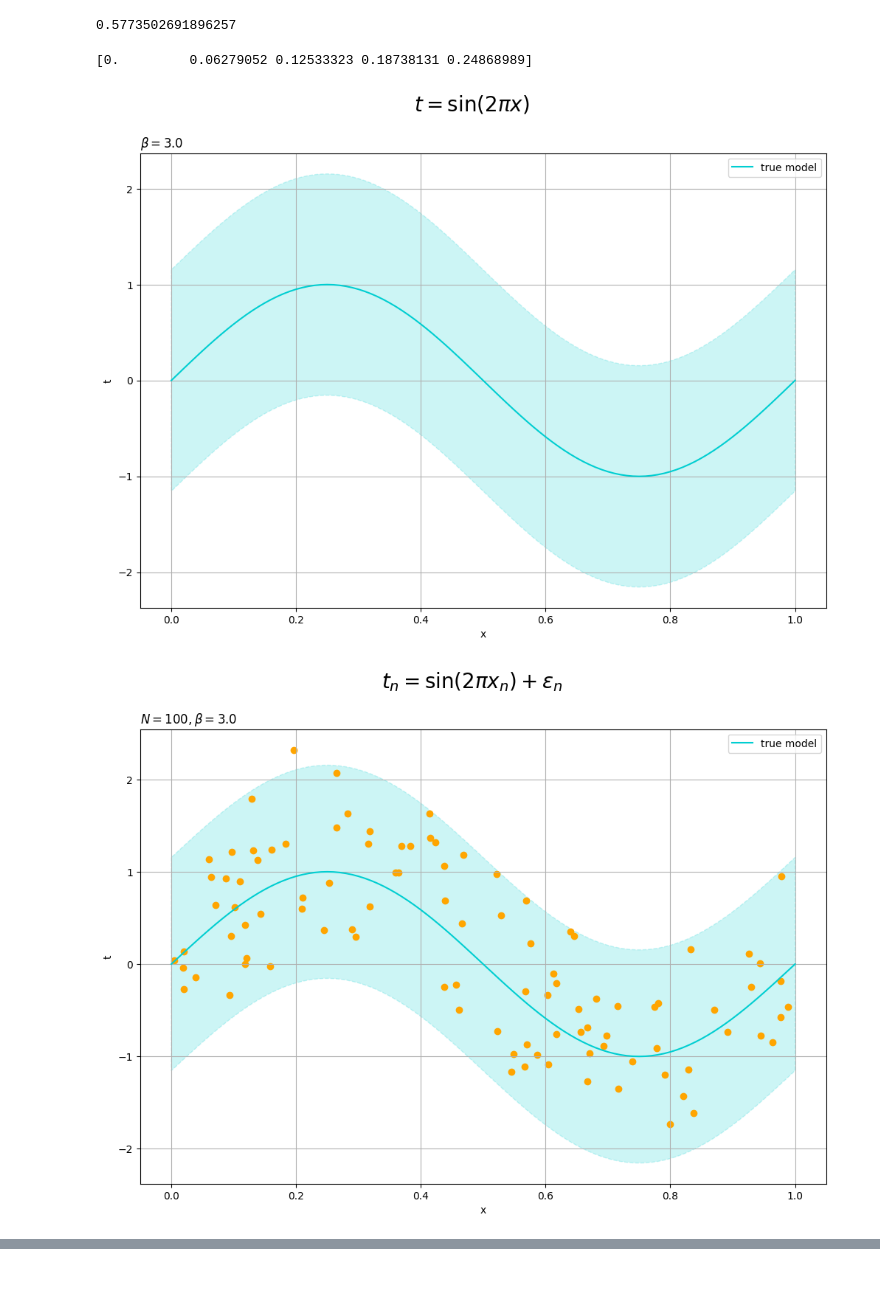
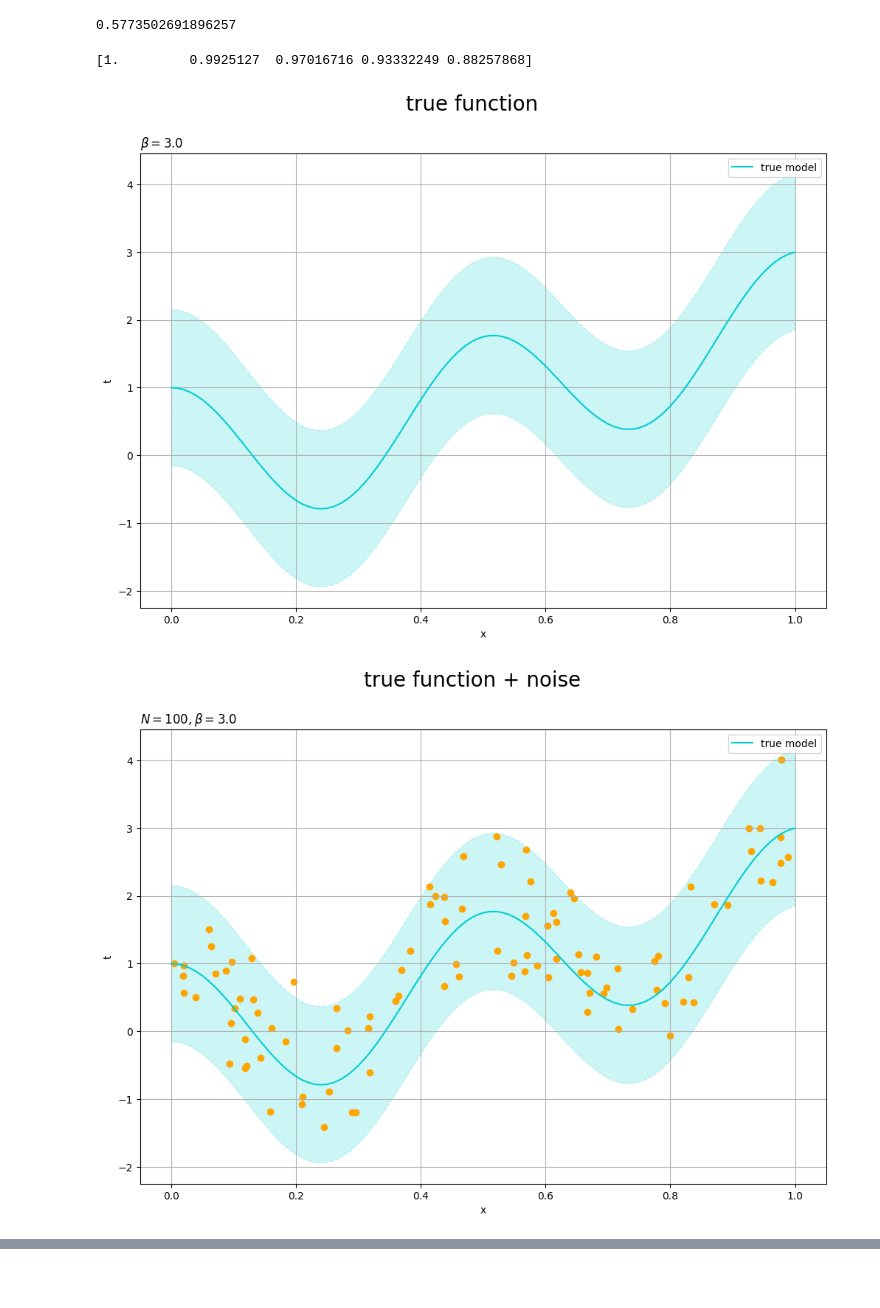
Before and after one commit to arata234/PRML, a Jupyter notebook: cp3_linear_regression_model.ipynb, the cells around one changed output, grey strips where cells are left out. Cells and saved outputs as stored; diff of their text form; code cells hidden in the pictures.

```diff
--- a/cp3_linear_regression_model.ipynb
+++ b/cp3_linear_regression_model.ipynb
@@ -100,7 +99,7 @@ from sklearn.linear_model import LinearRegression
 # %%
 # 真の関数
 def true_function(x):
-    return np.sin(2 * np.pi * x)
+    return 2 * np.cos(2 * np.pi * x) ** 2 - 1 + 4 * x ** 2 - 2 * x ** 3
 # %%
 # データ生成
 np.random.seed(0)
@@ -115,7 +114,7 @@ print(sigma_true)
 y_true_vals = true_function(x_vals)
 print(y_true_vals[:5])
 # %% [output]
-[0.         0.06279052 0.12533323 0.18738131 0.24868989]
+[1.         0.9925127  0.97016716 0.93332249 0.88257868]
 # %%
 plt.figure(figsize=(12, 8))
 plt.plot(x_vals, y_true_vals, color='darkturquoise', label='true model') # 真のモデル
@@ -123,13 +122,13 @@ plt.fill_between(x=x_vals, y1=y_true_vals-2.0*sigma_true, y2=y_true_vals+2.0*sig
                  color='darkturquoise', alpha=0.2, linestyle='--') # 真のノイズ範囲
 plt.xlabel('x')
 plt.ylabel('t')
-plt.suptitle('$t = \\sin(2 \pi x)$', fontsize=20)
+plt.suptitle('true function', fontsize=20)
 plt.title('$\\beta=' + str(beta_true) + '$', loc='left')
 plt.grid()
 plt.legend()
 plt.show()
 # %% [output]
-[figure, old version]
+[figure, new version]
 # %%
 # データ数を指定
 N = 100
@@ -140,19 +139,19 @@ t_n = true_function(x_n) + np.random.normal(loc=0.0, scale=sigma_true, size=N)
 # %%
 # 観測データの散布図を作成
 plt.figure(figsize=(12, 8))
 plt.plot(x_vals, y_true_vals, color='darkturquoise', label='true model') # 真のモデル
 plt.fill_between(x=x_vals, y1=y_true_vals-2.0*sigma_true, y2=y_true_vals+2.0*sigma_true,
                  color='darkturquoise', alpha=0.2, linestyle='--') # 真のノイズ範囲
 plt.scatter(x_n, t_n, color='orange') # 観測データ
 plt.xlabel('x')
 plt.ylabel('t')
-plt.suptitle('$t_n = \\sin(2 \pi x_n) + \epsilon_n$', fontsize=20)
+plt.suptitle('true function + noise', fontsize=20)
 plt.title('$N=' + str(N) + ', \\beta=' + str(beta_true) + '$', loc='left')
 plt.grid()
 plt.legend()
 plt.show()
 # %% [output]
-[figure, old version]
+[figure, new version]
 # %%
 class Polynomial(object):
     def __init__(self, M) -> None:
```
Also changed, not shown: parts of 19 cells of this notebook, 1 other file.
